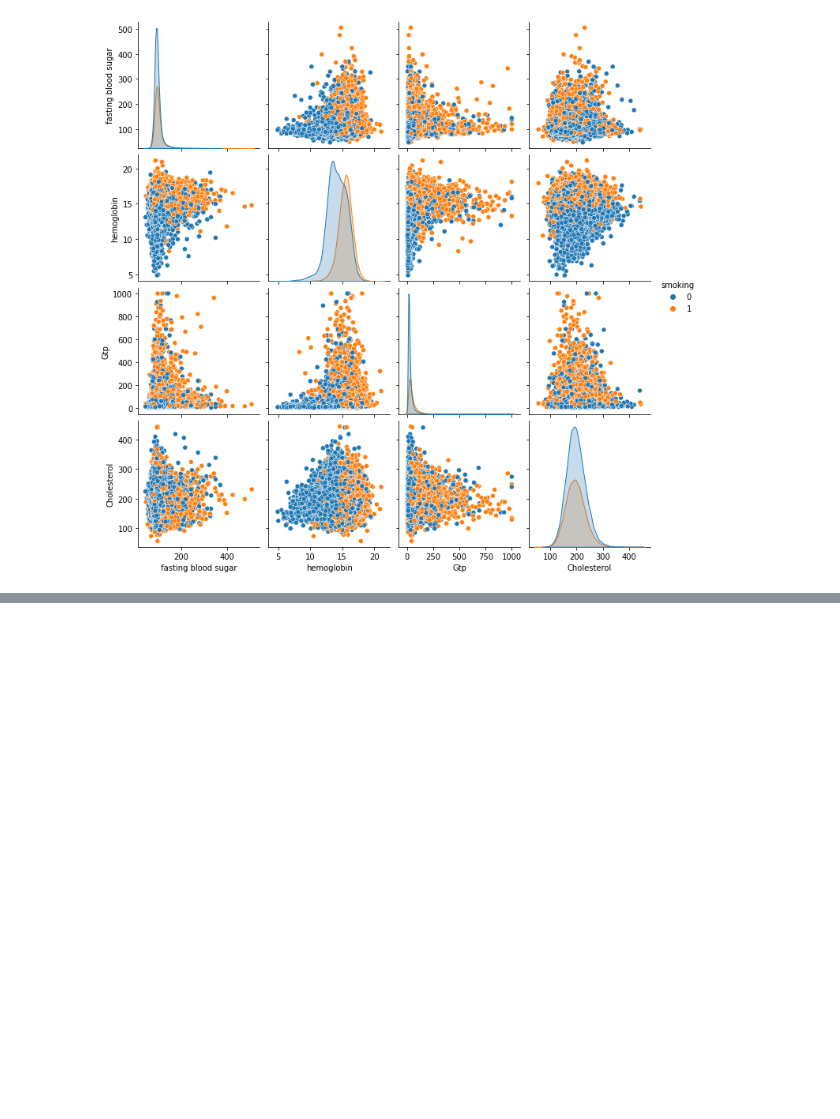
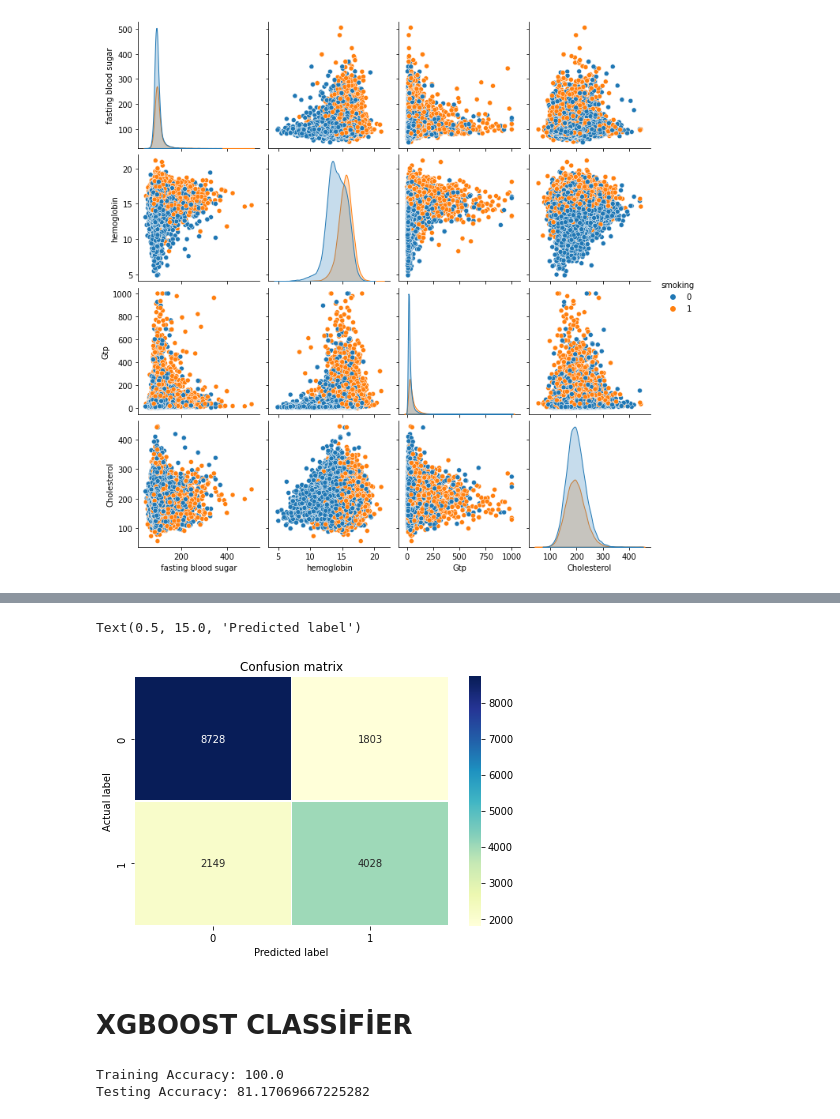
Before and after one commit to gulistanburtek/machine-learning, a Jupyter notebook: week_9_homework.ipynb, the cells around one changed output, grey strips where cells are left out. Cells and saved outputs as stored; diff of their text form; code cells hidden in the pictures; blank space fills up the shorter version.

```diff
--- a/week_9_homework.ipynb
+++ b/week_9_homework.ipynb
@@ -183,0 +341,34 @@ print("Best accuracy is {} with K = {}".format(np.max(test_accuracy),1+test_accu
+# %%
+y_pred_SVM = SVM.predict(x_test)
+y_true = y_test
+cm = confusion_matrix(y_true,y_pred_SVM)
+
+sns.heatmap(cm, annot=True,linewidths=0.5, cmap="YlGnBu" ,fmt='g')
+#ax.xaxis.set_label_position("top")
+plt.tight_layout()
+plt.title('Confusion matrix', y=1.1)
+plt.ylabel('Actual label')
+plt.xlabel('Predicted label')
+# %% [output]
+Text(0.5, 15.0, 'Predicted label')
+[figure, added]
+# %% [markdown]
+# **XGBOOST CLASSİFİER**
+# %%
+import xgboost as xgb
+from sklearn import metrics
+
+XGB = xgb.XGBClassifier(objective ='reg:logistic', colsample_bytree = 0.3, learning_rate = 0.1,
+                max_depth = 20, alpha = 10, n_estimators = 200)  # XGBRegressor   XGBClassifier
+XGB.fit(x_train,y_train)
+
+# predict the results
+y_predtrain = XGB.predict(x_train)
+y_pred_XGB = XGB.predict(x_test)
+
+# view accuracy
+print("Training Accuracy:",accuracy_score(y_train, y_predtrain)*100.0)
+print("Testing Accuracy:",accuracy_score(y_test, y_pred_XGB)*100.0)
+# %% [output]
+Training Accuracy: 100.0
+Testing Accuracy: 81.17069667225282
```
Also changed, not shown: parts of 42 cells of this notebook.
